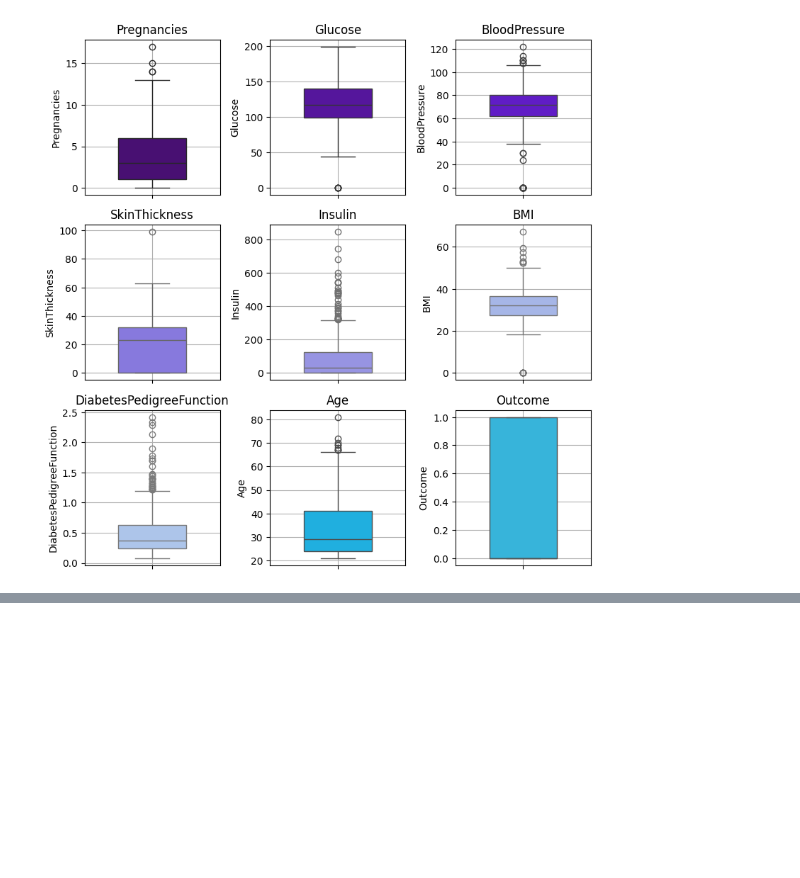
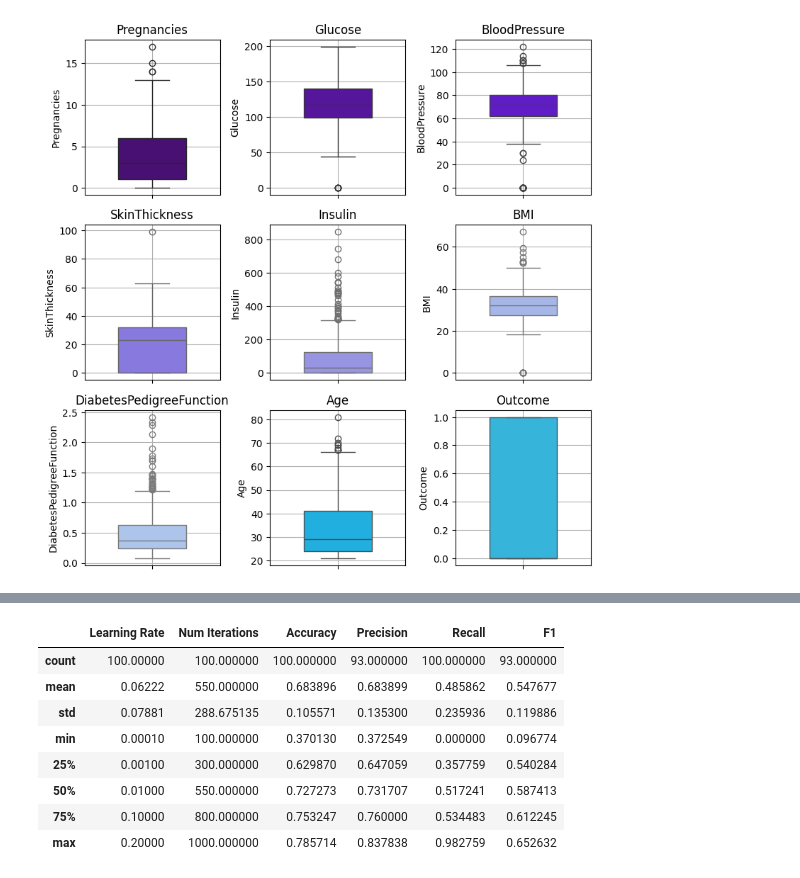
Before and after one commit to svinoczarITMO/s5-ais-lab6, a Jupyter notebook: solytion.ipynb, the cells around one changed output, grey strips where cells are left out. Saved outputs shown, nothing was run; the diff lists cells and outputs as text; code cells hidden in the pictures; blank space fills up the shorter version.

```diff
--- a/solytion.ipynb
+++ b/solytion.ipynb
@@ -50,0 +176,12 @@ plt.show()
+# %%
+results_df.describe()
+# %% [output]
+|  | Learning Rate | Num Iterations | Accuracy | Precision | Recall | F1 |
+| count | 100.00000 | 100.000000 | 100.000000 | 93.000000 | 100.000000 | 93.000000 |
+| mean | 0.06222 | 550.000000 | 0.683896 | 0.683899 | 0.485862 | 0.547677 |
+| std | 0.07881 | 288.675135 | 0.105571 | 0.135300 | 0.235936 | 0.119886 |
+| min | 0.00010 | 100.000000 | 0.370130 | 0.372549 | 0.000000 | 0.096774 |
+| 25% | 0.00100 | 300.000000 | 0.629870 | 0.647059 | 0.357759 | 0.540284 |
+| 50% | 0.01000 | 550.000000 | 0.727273 | 0.731707 | 0.517241 | 0.587413 |
+| 75% | 0.10000 | 800.000000 | 0.753247 | 0.760000 | 0.534483 | 0.612245 |
+| max | 0.20000 | 1000.000000 | 0.785714 | 0.837838 | 0.982759 | 0.652632 |
```
Also changed, not shown: parts of 9 cells of this notebook.
